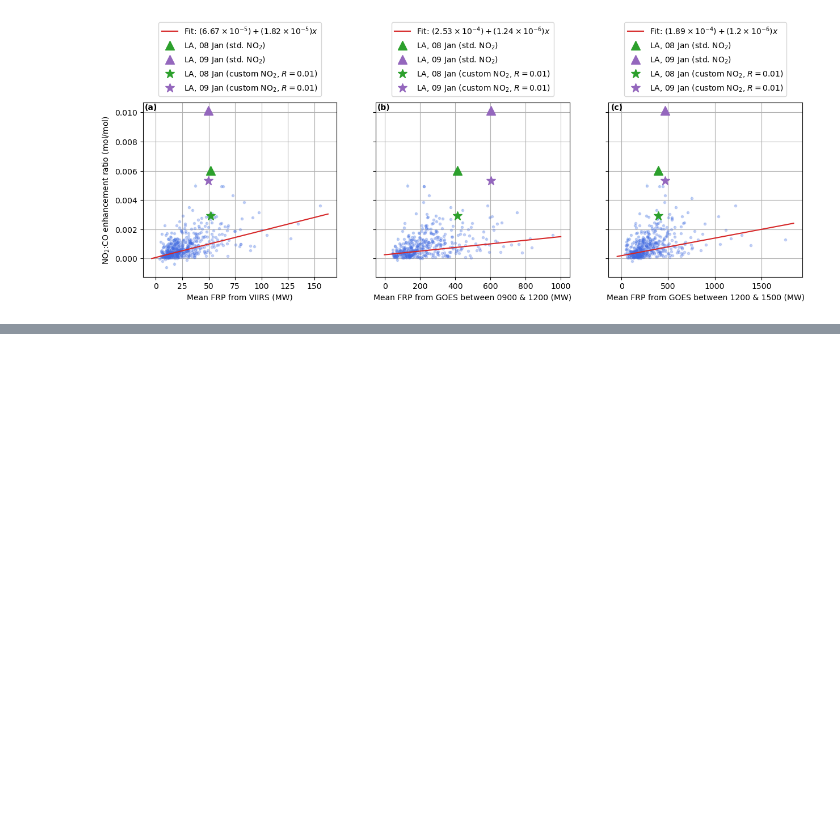
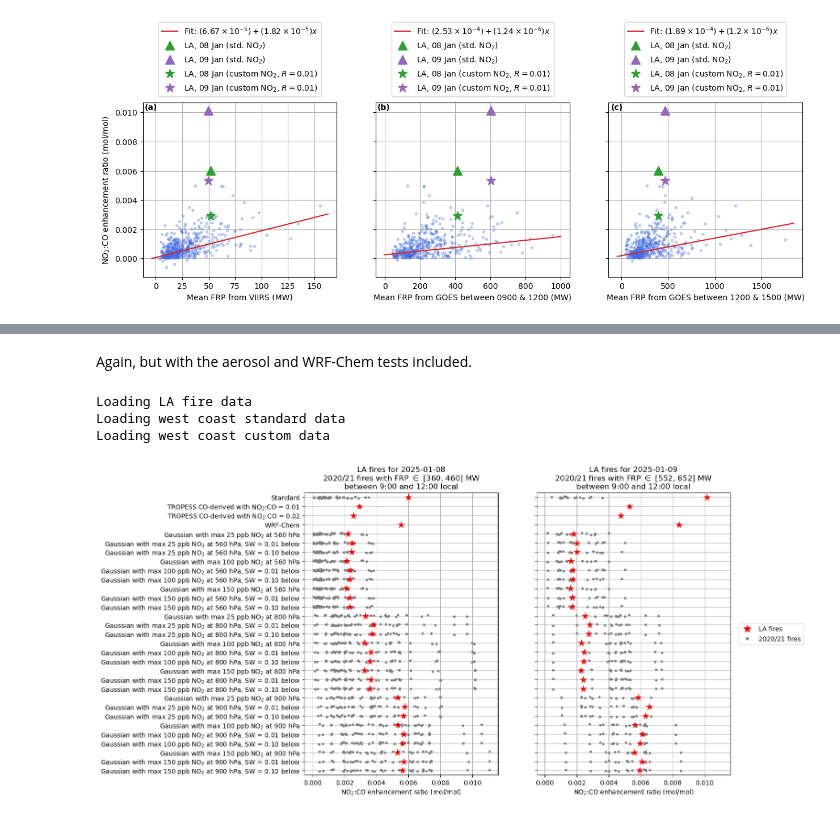
Before and after one commit to NASA-TROPESS/la-fires-2025-notebook, a Jupyter notebook: EST LA Fires.ipynb, the cells around one changed output, grey strips where cells are left out. Cells and saved outputs as stored; diff of their text form; code cells hidden in the pictures; blank space fills up the shorter version.

```diff
--- a/EST LA Fires.ipynb
+++ b/EST LA Fires.ipynb
@@ -1417 +1516,11 @@ Loading west coast custom data
+# %% [markdown]
+Again, but with the aerosol and WRF-Chem tests included.
+# %%
+make_custom_no2_comparison_plot(local_hour_limits=[(9,12)], ax_height=8, custom_enh_tropess_dirs=ALL_LA_ONLY_CUSTOM_ENH_DIRS, custom_enh_gaussian_dirs=ALL_CUSTOM_GAUSSIAN_ENH_DIRS)
+plt.savefig('figures/custom-no2-scenarios-with-aerosol-cases-0900-1200.pdf', bbox_inches='tight')
+# %% [output]
+Loading LA fire data
+Loading west coast standard data
+Loading west coast custom data
+[figure, added]
 # %%
```
Also changed, not shown: parts of 44 cells of this notebook, 1 other file.
